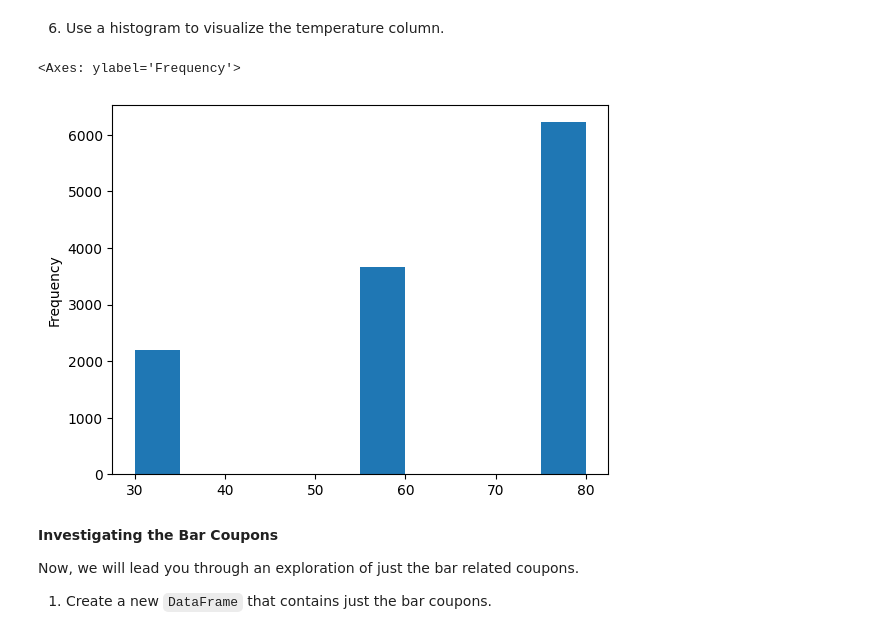
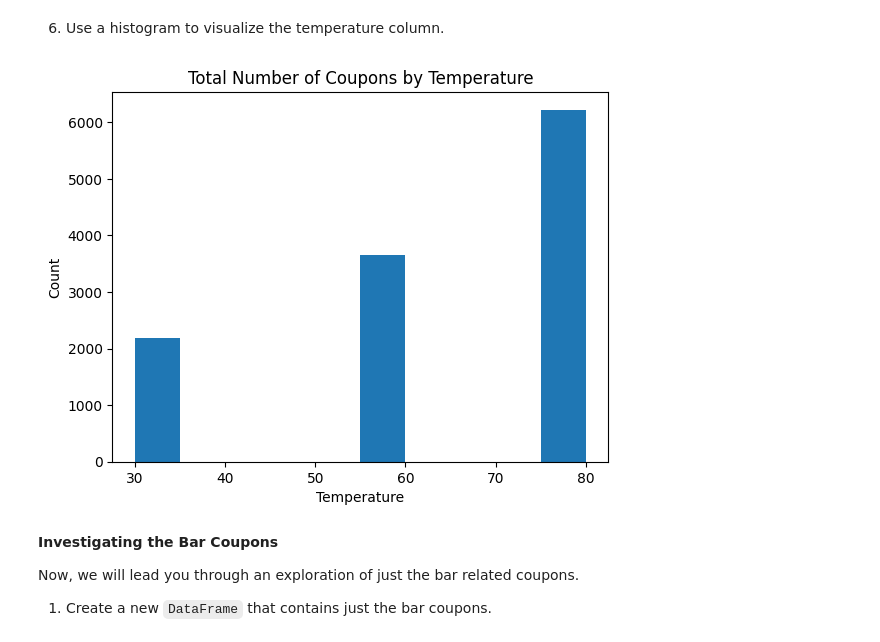
Before and after one commit to cnolan3/coupon_acceptance, a Jupyter notebook: prompt.ipynb, the cells around one changed output. Cells and saved outputs as stored; diff of their text form; code cells hidden in the pictures.

```diff
--- a/prompt.ipynb
+++ b/prompt.ipynb
@@ -196,11 +196,14 @@ plt.show()
 [figure]
 # %% [markdown]
 6. Use a histogram to visualize the temperature column.
-# %%
-clean_df["temperature"].plot.hist()
-# %% [output]
-<Axes: ylabel='Frequency'>
-[figure, removed]
+# %%
+clean_df["temperature"].plot.hist()
+plt.title("Total Number of Coupons by Temperature")
+plt.ylabel("Count")
+plt.xlabel("Temperature")
+plt.show()
+# %% [output]
+[figure, added]
 # %% [markdown]
 **Investigating the Bar Coupons**
 
```
Also changed, not shown: parts of 18 cells of this notebook.
